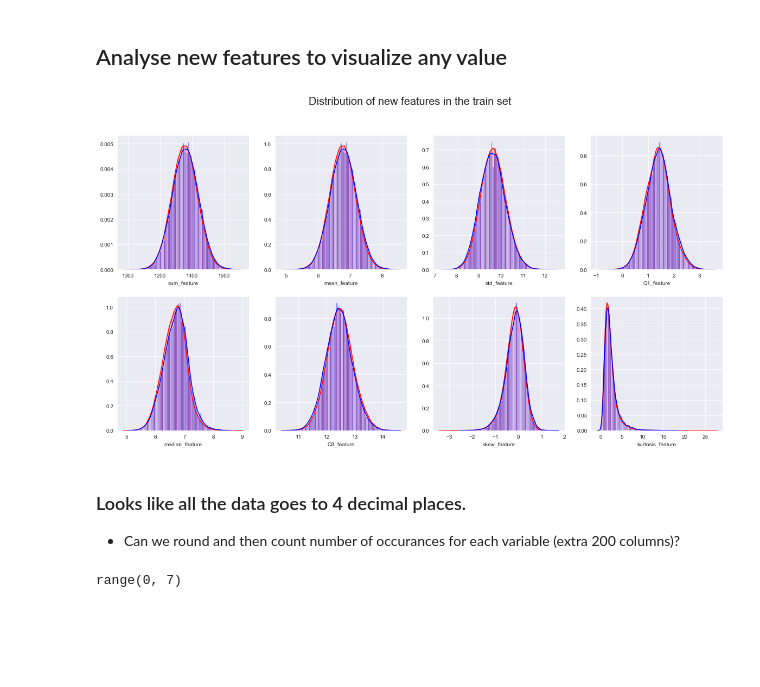
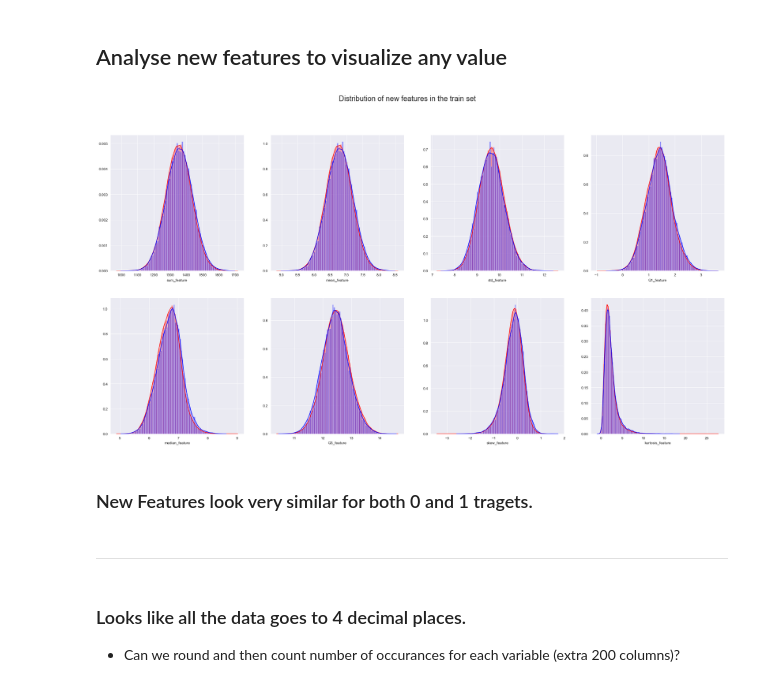
Before and after one commit to Doc1Ft/santander-customer-transaction-prediction, a Jupyter notebook: notebooks/Mike_Feature_Engineering.ipynb, the cells around one changed output. Drawn from its saved outputs; the diff is of its cells as text; code cells hidden in the pictures; blank space fills up the shorter version.

```diff
--- a/notebooks/Mike_Feature_Engineering.ipynb
+++ b/notebooks/Mike_Feature_Engineering.ipynb
@@ -119,39 +119,39 @@ sns.set_style("darkgrid")
 train_data_target_0 = train_data_new.loc[train_data_new['target'] == 0]
 train_data_target_1 = train_data_new.loc[train_data_new['target'] == 1]
 
-fig, axes = plt.subplots(2, 4, figsize=(20,10))
+fig, axes = plt.subplots(2, 4, figsize=(30,15))
 fig.suptitle("Distribution of new features in the train set", fontsize=20)
 
 for idx in range(0,8):
 
     if idx < 4:
         N=0; M=idx
     else:
         N=1; M=idx-4
 
     sns.distplot(
         train_data_target_0.iloc[:,202+idx],
         color="red",
         kde=True,
         bins=80,
         label='target = 0',
         ax = axes[N][M]
     )
     sns.distplot(
         train_data_target_1.iloc[:,202+idx],
         color="blue",
         kde=True,
         bins=80,
         label='target = 1',
         ax = axes[N][M]
     )
 plt.show()
 # %% [output]
-[figure, old version]
+[figure, new version]
+# %% [markdown]
+### New Features look very similar for both 0 and 1 tragets.
+# %% [markdown]
+<hr>
 # %% [markdown]
 ### Looks like all the data goes to 4 decimal places.
 - Can we round and then count number of occurances for each variable (extra 200 columns)?
-# %%
-range(0,7)
-# %% [output]
-range(0, 7)
```
Also changed, not shown: parts of 4 cells of this notebook.
